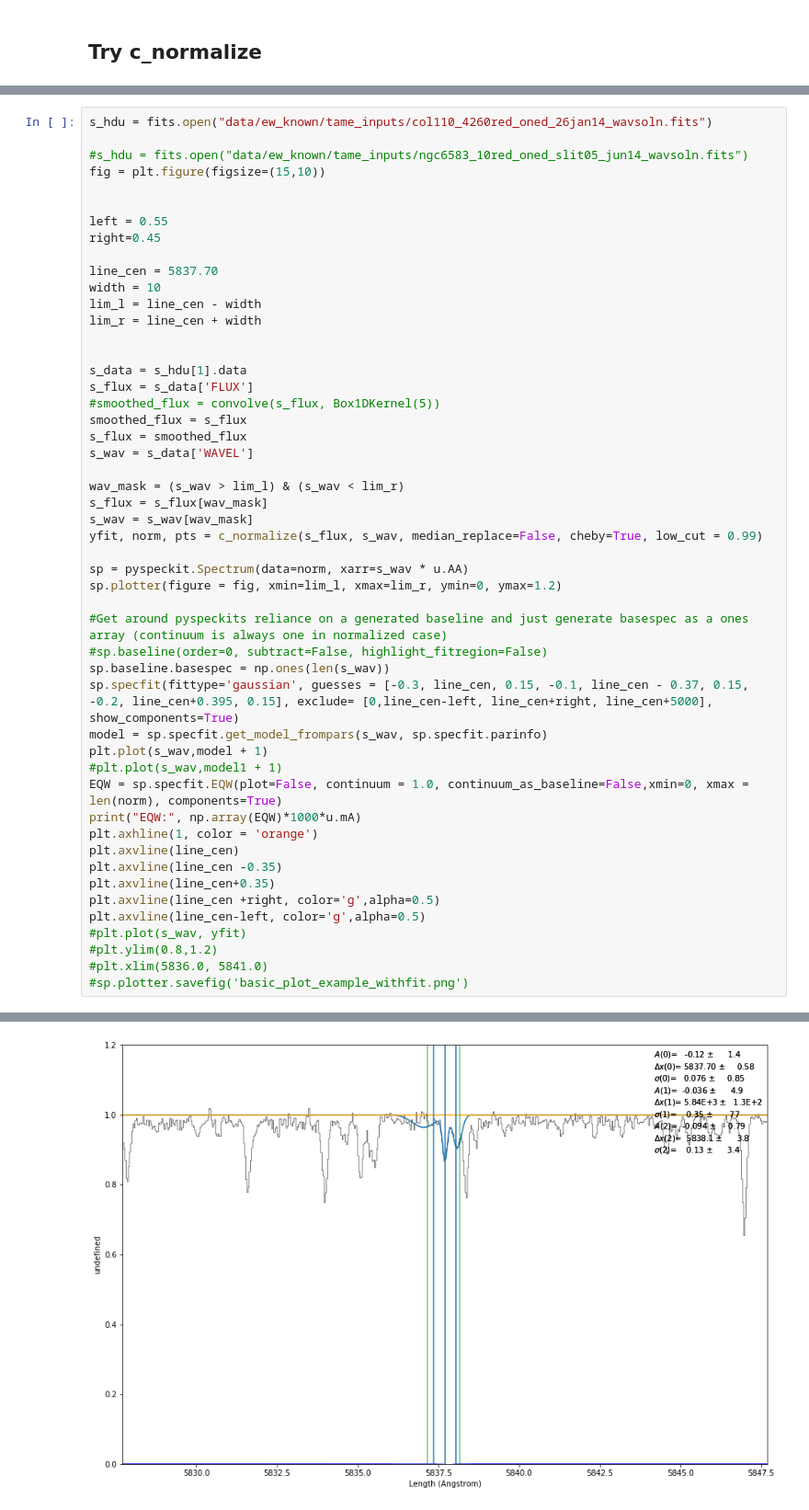
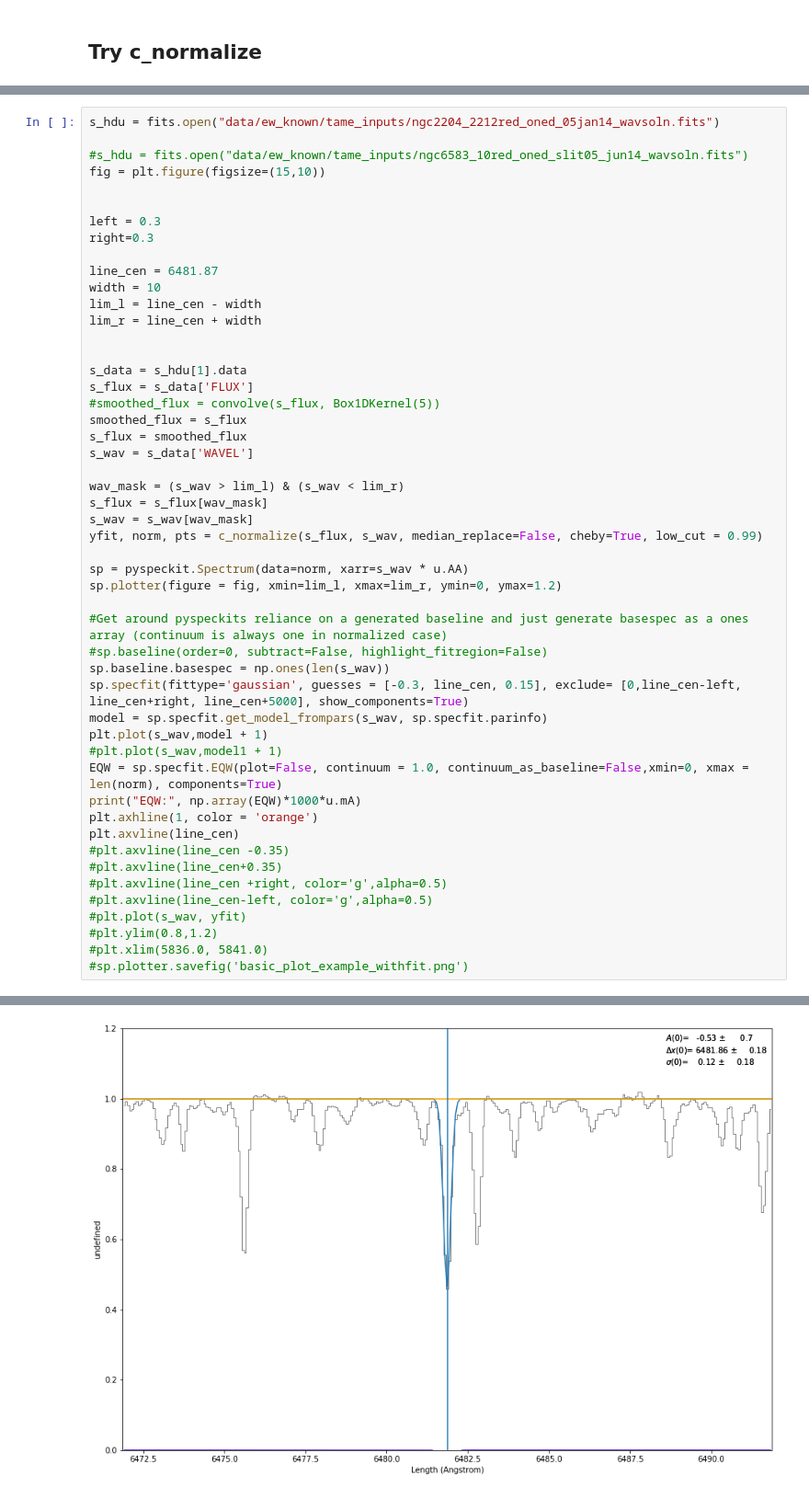
Before and after one commit to jkcarlberg/redgiant_planethosts, a Jupyter notebook: pyspeckit_test.ipynb, the cells around one changed output, grey strips where cells are left out. Shown at 92% size. Saved outputs shown, nothing was run; the diff lists cells and outputs as text.

```diff
--- a/pyspeckit_test.ipynb
+++ b/pyspeckit_test.ipynb
@@ -172,16 +172,16 @@ EQW: [ 269.0997721   274.04088396   58.3829396 ] mA
 (0.01, 1.2)
 [figure]
 # %%
-s_hdu = fits.open("data/ew_known/tame_inputs/col110_4260red_oned_26jan14_wavsoln.fits")
+s_hdu = fits.open("data/ew_known/tame_inputs/ngc2204_2212red_oned_05jan14_wavsoln.fits")
 
 #s_hdu = fits.open("data/ew_known/tame_inputs/ngc6583_10red_oned_slit05_jun14_wavsoln.fits")
 fig = plt.figure(figsize=(15,10))
 
 
-left = 0.55
-right=0.45
+left = 0.3
+right=0.3
 
-line_cen = 5837.70
+line_cen = 6481.87
 width = 10
 lim_l = line_cen - width
 lim_r = line_cen + width
@@ -205,7 +205,7 @@ sp.plotter(figure = fig, xmin=lim_l, xmax=lim_r, ymin=0, ymax=1.2)
 #Get around pyspeckits reliance on a generated baseline and just generate basespec as a ones array (continuum is always one in normalized case)
 #sp.baseline(order=0, subtract=False, highlight_fitregion=False)
 sp.baseline.basespec = np.ones(len(s_wav))
-sp.specfit(fittype='gaussian', guesses = [-0.3, line_cen, 0.15, -0.1, line_cen - 0.37, 0.15, -0.2, line_cen+0.395, 0.15], exclude= [0,line_cen-left, line_cen+right, line_cen+5000], show_components=True)
+sp.specfit(fittype='gaussian', guesses = [-0.3, line_cen, 0.15], exclude= [0,line_cen-left, line_cen+right, line_cen+5000], show_components=True)
 model = sp.specfit.get_model_frompars(s_wav, sp.specfit.parinfo)
 plt.plot(s_wav,model + 1)
 #plt.plot(s_wav,model1 + 1)
@@ -213,10 +213,10 @@ EQW = sp.specfit.EQW(plot=False, continuum = 1.0, continuum_as_baseline=False,xm
 print("EQW:", np.array(EQW)*1000*u.mA)
 plt.axhline(1, color = 'orange')
 plt.axvline(line_cen)
-plt.axvline(line_cen -0.35)
-plt.axvline(line_cen+0.35)
-plt.axvline(line_cen +right, color='g',alpha=0.5)
-plt.axvline(line_cen-left, color='g',alpha=0.5)
+#plt.axvline(line_cen -0.35)
+#plt.axvline(line_cen+0.35)
+#plt.axvline(line_cen +right, color='g',alpha=0.5)
+#plt.axvline(line_cen-left, color='g',alpha=0.5)
 #plt.plot(s_wav, yfit)
 #plt.ylim(0.8,1.2)
 #plt.xlim(5836.0, 5841.0)
@@ -228,4 +228,4 @@ EQW: [23.57452423 31.18237565 30.59623373] mA
 Legend.draggable() is drepecated in favor of Legend.set_draggable(). Legend.draggable may be reintroduced as a property in future releases.
 <matplotlib.lines.Line2D at 0x...>
-[figure, old version]
+[figure, new version]
 # %%
```
Also changed, not shown: parts of 2 cells of this notebook.
